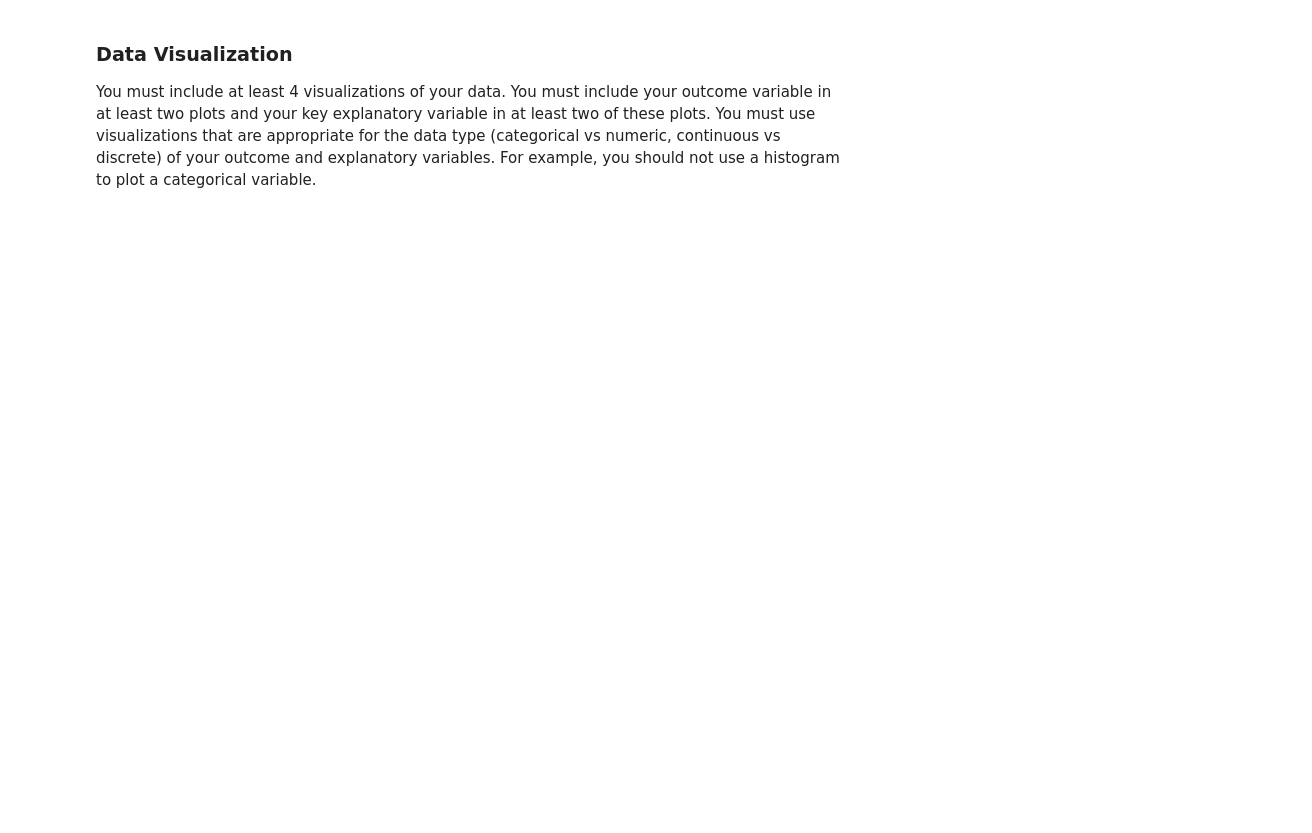
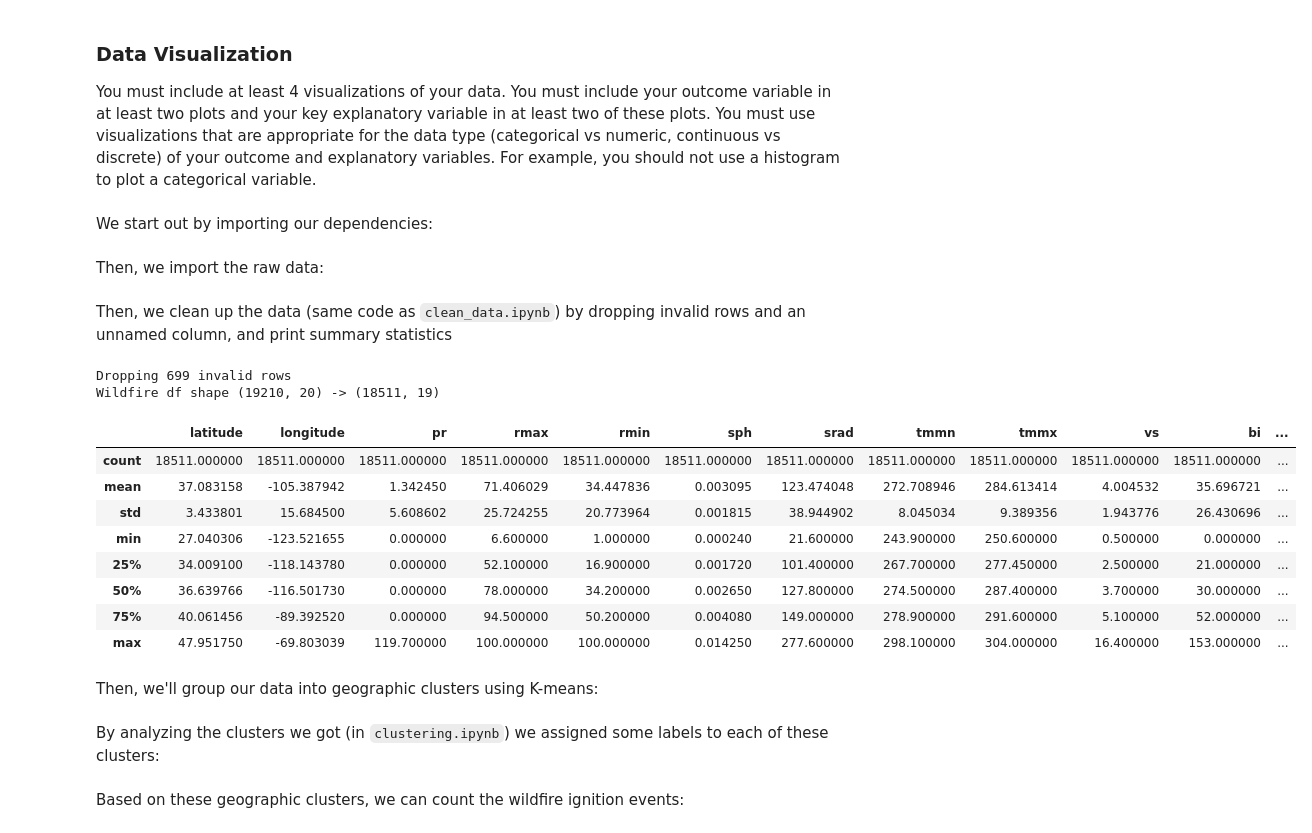
Before and after one commit to cristian0527/Wildfire-Prediction-Model, a Jupyter notebook: scripts/eda.ipynb, the cells around one changed output. Saved outputs shown, nothing was run; the diff lists cells and outputs as text; code cells hidden in the pictures; blank space fills up the shorter version.

```diff
--- a/scripts/eda.ipynb
+++ b/scripts/eda.ipynb
@@ -46,3 +48,5 @@ Further, since the variables included in our data appear to be good predictors o
 ### Data Visualization
 
 You must include at least 4 visualizations of your data. You must include your outcome variable in at least two plots and your key explanatory variable in at least two of these plots. You must use visualizations that are appropriate for the data type (categorical vs numeric, continuous vs discrete) of your outcome and explanatory variables. For example, you should not use a histogram to plot a categorical variable.
+# %% [markdown]
+We start out by importing our dependencies:
@@ -48,0 +66,33 @@ You must include at least 4 visualizations of your data. You must include your o
+# %% [markdown]
+Then, we import the raw data:
+# %%
+wildfires_raw = pd.read_csv('../data/wildfires_2025.csv')
+# %% [markdown]
+Then, we clean up the data (same code as `clean_data.ipynb`) by dropping invalid rows and an unnamed column, and print summary statistics
+# %%
+# Identity invalid rows (rows with the value of 32,767 in any column)
+valid_rows = wildfires_raw.agg(lambda rows: np.all(rows != 32767), axis="columns")
+print(f"Dropping {np.logical_not(valid_rows).sum()} invalid rows")
+
+# Drop invalid rows and the "unnamed" column.
+wildfires = wildfires_raw[valid_rows] \
+    .drop(columns="Unnamed: 0") \
+    .reset_index(drop=True)
+
+print(f"Wildfire df shape {wildfires_raw.shape} -> {wildfires.shape}")
+# Describe data set
+wildfires.describe()
+# %% [output]
+Dropping 699 invalid rows
+Wildfire df shape (19210, 20) -> (18511, 19)
+|  | latitude | longitude | pr | rmax | rmin | sph | srad | tmmn | tmmx | vs | bi | ... |
+| count | 18511.000000 | 18511.000000 | 18511.000000 | 18511.000000 | 18511.000000 | 18511.000000 | 18511.000000 | 18511.000000 | 18511.000000 | 18511.000000 | 18511.000000 | ... |
+| mean | 37.083158 | -105.387942 | 1.342450 | 71.406029 | 34.447836 | 0.003095 | 123.474048 | 272.708946 | 284.613414 | 4.004532 | 35.696721 | ... |
+| std | 3.433801 | 15.684500 | 5.608602 | 25.724255 | 20.773964 | 0.001815 | 38.944902 | 8.045034 | 9.389356 | 1.943776 | 26.430696 | ... |
+| min | 27.040306 | -123.521655 | 0.000000 | 6.600000 | 1.000000 | 0.000240 | 21.600000 | 243.900000 | 250.600000 | 0.500000 | 0.000000 | ... |
+| 25% | 34.009100 | -118.143780 | 0.000000 | 52.100000 | 16.900000 | 0.001720 | 101.400000 | 267.700000 | 277.450000 | 2.500000 | 21.000000 | ... |
+| 50% | 36.639766 | -116.501730 | 0.000000 | 78.000000 | 34.200000 | 0.002650 | 127.800000 | 274.500000 | 287.400000 | 3.700000 | 30.000000 | ... |
+| 75% | 40.061456 | -89.392520 | 0.000000 | 94.500000 | 50.200000 | 0.004080 | 149.000000 | 278.900000 | 291.600000 | 5.100000 | 52.000000 | ... |
+| max | 47.951750 | -69.803039 | 119.700000 | 100.000000 | 100.000000 | 0.014250 | 277.600000 | 298.100000 | 304.000000 | 16.400000 | 153.000000 | ... |
+# %% [markdown]
+Then, we'll group our data into geographic clusters using K-means:
@@ -48,0 +107,2 @@ You must include at least 4 visualizations of your data. You must include your o
+# %% [markdown]
+By analyzing the clusters we got (in `clustering.ipynb`) we assigned some labels to each of these clusters:
@@ -48,0 +137,2 @@ You must include at least 4 visualizations of your data. You must include your o
+# %% [markdown]
+Based on these geographic clusters, we can count the wildfire ignition events:
```
Also changed, not shown: parts of 8 cells of this notebook, 2 other files.
